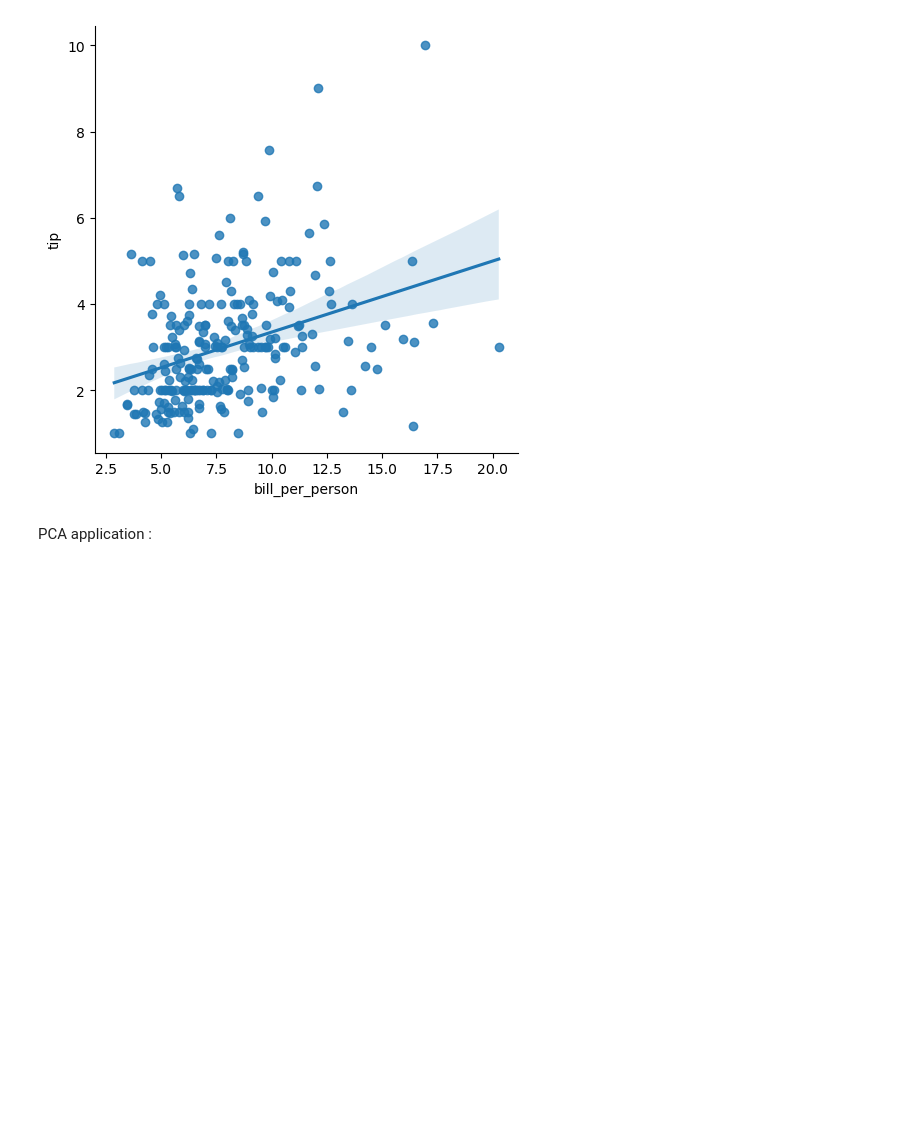
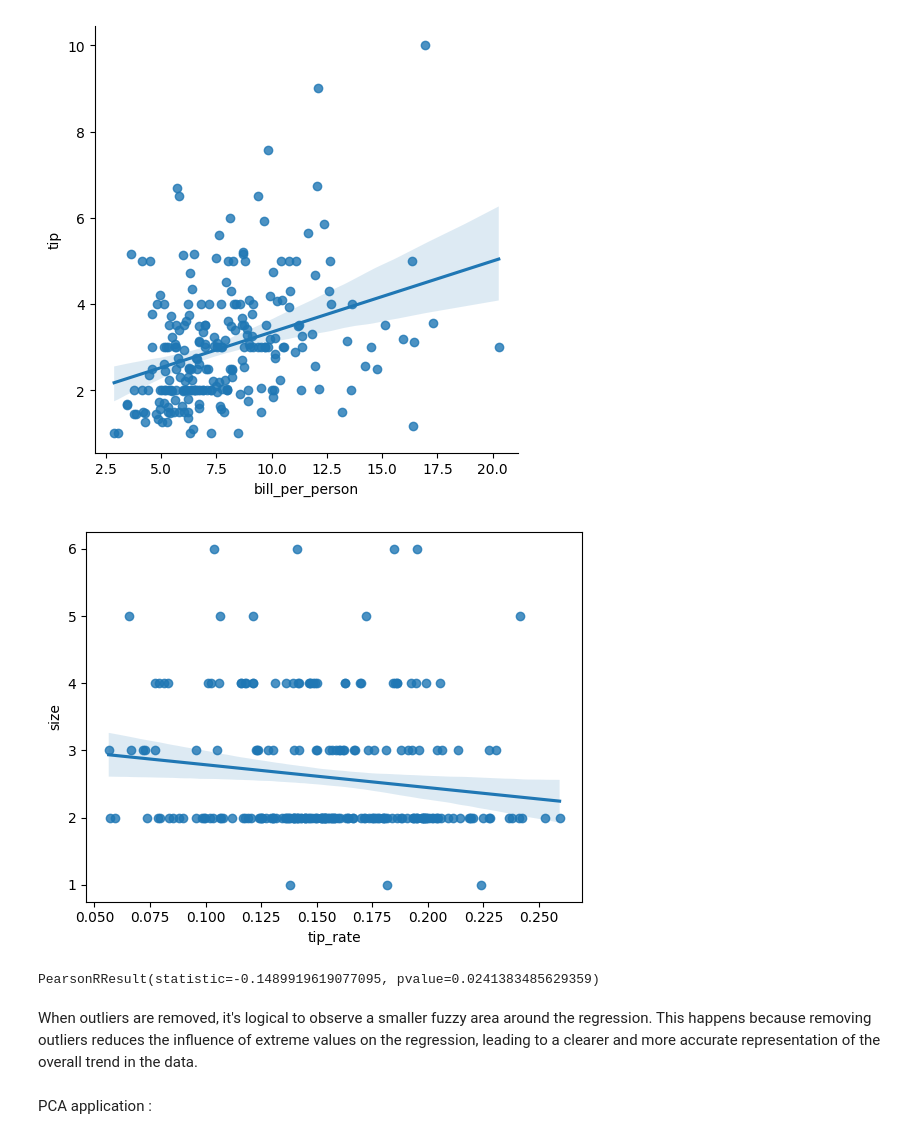
Before and after one commit to MariemMARZOUGUI/data-tips, a Jupyter notebook: TP_Tips.ipynb, the cells around one changed output. Drawn from its saved outputs; the diff is of its cells as text; code cells hidden in the pictures; blank space fills up the shorter version.

```diff
--- a/TP_Tips.ipynb
+++ b/TP_Tips.ipynb
@@ -1388,6 +1385,16 @@ plt.show()
 # %% [output]
 [figure]
 [figure]
+# %%
+sns.regplot(x="tip_rate", y="size", data=data_no_outliers)
+# Afficher le graphique
+plt.show()
+pearsonr(data_no_outliers['tip_rate'],data_no_outliers['size'])
+# %% [output]
+[figure, added]
+PearsonRResult(statistic=-0.1489919619077095, pvalue=0.0241383485629359)
+# %% [markdown]
+When outliers are removed, it's logical to observe a smaller fuzzy area around the regression. This happens because removing outliers reduces the influence of extreme values on the regression, leading to a clearer and more accurate representation of the overall trend in the data.
 # %% [markdown]
 PCA application :
 # %%
```
Also changed, not shown: parts of 51 cells of this notebook.
